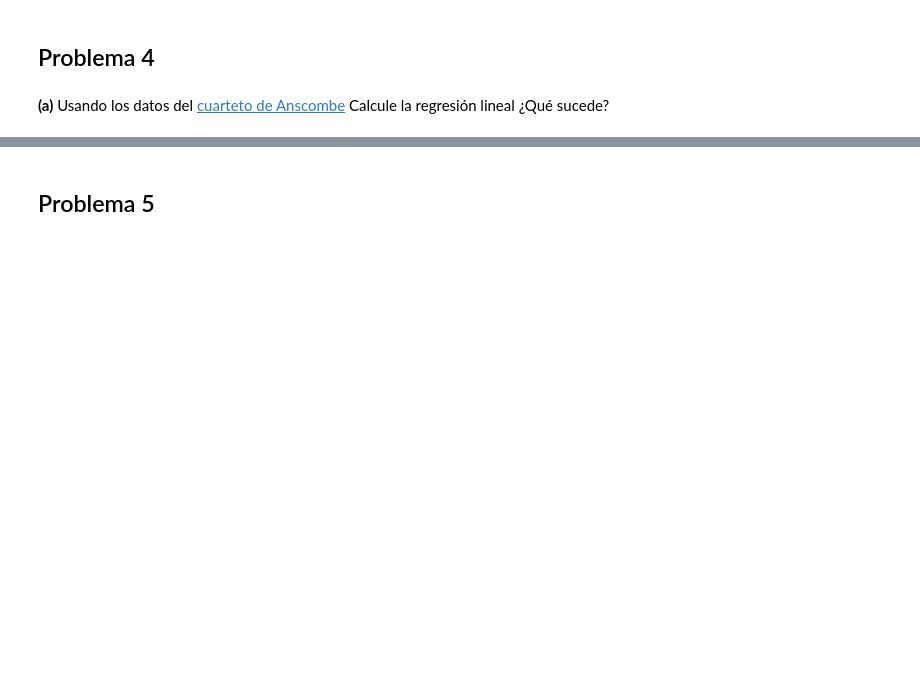
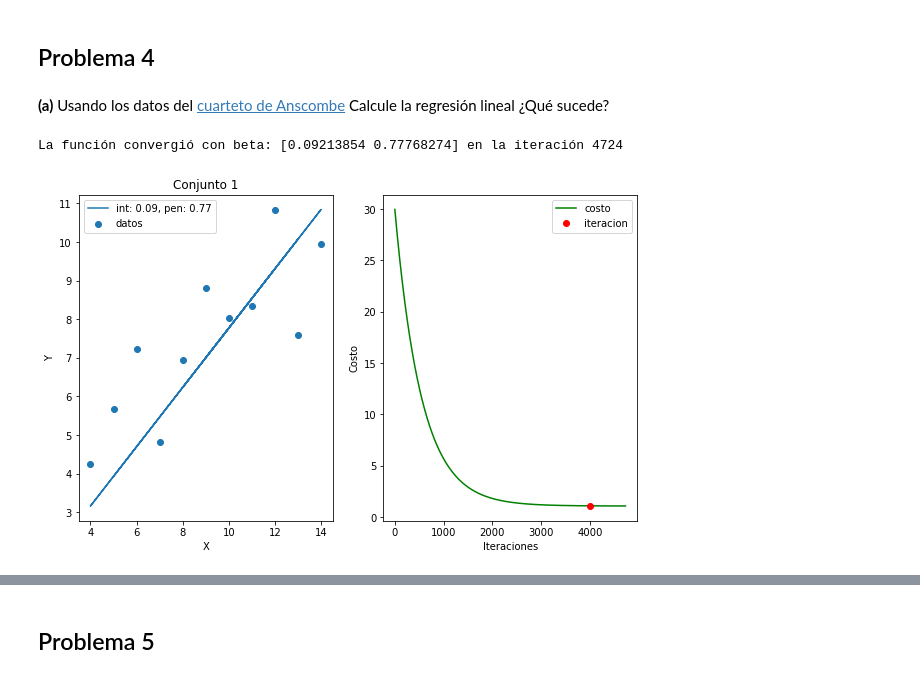
Before and after one commit to jesusigarmor/Matematicas-computacionales-fall2020, a Jupyter notebook: alumnos/RicardoMendezB/CurveFitting_tarea.ipynb, the cells around one changed output, grey strips where cells are left out. Saved outputs shown, nothing was run; the diff lists cells and outputs as text; code cells hidden in the pictures; blank space fills up the shorter version.

```diff
--- a/alumnos/RicardoMendezB/CurveFitting_tarea.ipynb
+++ b/alumnos/RicardoMendezB/CurveFitting_tarea.ipynb
@@ -58,3 +200,44 @@ Entrenar una regresión lineal. Grafique los datos y el mejor modelo. Explique c
 ## Problema 4
 # %% [markdown]
 **(a)** Usando los datos del [cuarteto de Anscombe](http://en.wikipedia.org/wiki/Anscombe%27s_quartet) Calcule la regresión lineal ¿Qué sucede?
+# %%
+C1x=np.array([10,8,13,9,11,14,6,4,12,7,5])
+C1y=np.array([8.04,6.95,7.58,8.81,8.33,9.96,7.24,4.26,10.84,4.82,5.68])
+C2x=np.array([10,8,13,9,11,14,6,4,12,7,5])
+C2y=np.array([9.14,8.14,8.74,8.77,9.26,8.1,6.13,3.1,9.13,7.26,4.74])
+C3x=np.array([10,8,13,9,11,14,6,4,12,7,5])
+C3y=np.array([7.46,6.77,12.74,7.11,7.81,8.84,6.08,5.39,8.15,6.42,5.73])
+C4x=np.array([8,8,8,8,8,8,8,19,8,8,8])
+C4y=np.array([6.58,5.76,7.71,8.84,8.47,7.08,5.25,12.5,5.56,7.91,6.89])
+
+def plotModelo(x,y,rl,iteracion,a):
+    modelo = lambda x,b,m: b + m*x # función para graficar el modelo
+
+    _beta = rl.historia['beta'][iteracion]
+
+    fig, ax = plt.subplots(1,2, figsize=(10,6))
+    ax[0].scatter(x,y, label="datos")
+    ax[0].set_title(a)
+    ax[0].plot(x, modelo(x, _beta[0], _beta[1]), label="int: %1.2f, pen: %1.2f" % (_beta[0], _beta[1]))
+    ax[0].set_ylabel('Y')
+    ax[0].set_xlabel('X')
+    ax[0].legend(loc="best")
+    #ax[0].set_xlim(0, max(x))
+    #ax[0].set_ylim(0, max(y))
+
+    costo  = rl.historia['costo']
+
+    iteraciones = [i for i in range(0, len(costo))]
+    ax[1].plot(iteraciones, costo, 'g', label="costo")
+    ax[1].plot(iteracion, costo[iteracion], 'or', label="iteracion")
+    ax[1].set_xlabel('Iteraciones')
+    ax[1].set_ylabel('Costo')
+    ax[1].legend(loc="best")
+# %%
+#Cuarteto 1
+r = RegresionLineal(alpha=0.00001, max_iters=10000000, tols=0.00001)
+r.gradientDescent(C1x, C1y)
+plotModelo(C1x,C1y, r, 4000,'Conjunto 1')
+# %% [output]
+La función convergió con beta: [0.09213854 0.77768274] en la iteración 4724
+[figure, added]
```
Also changed, not shown: parts of 21 cells of this notebook, 4 other files.
